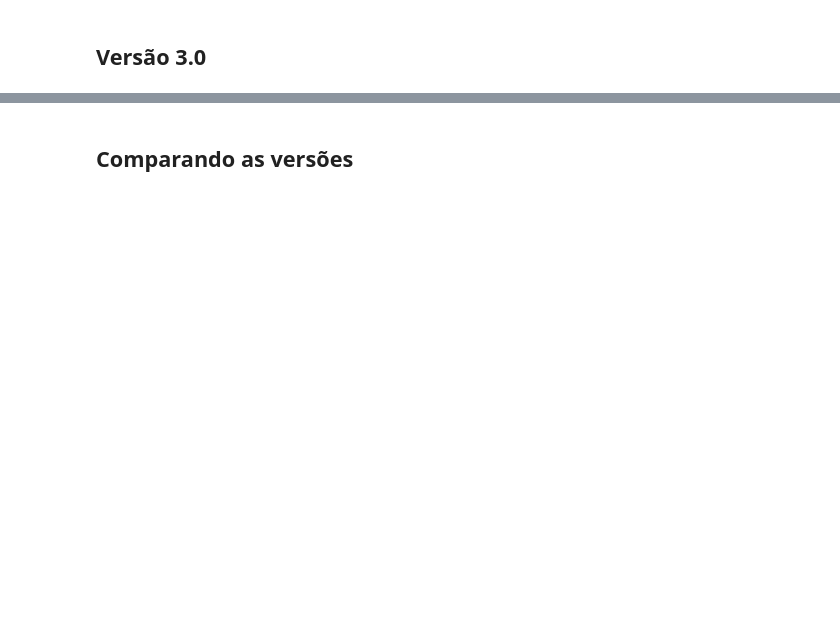
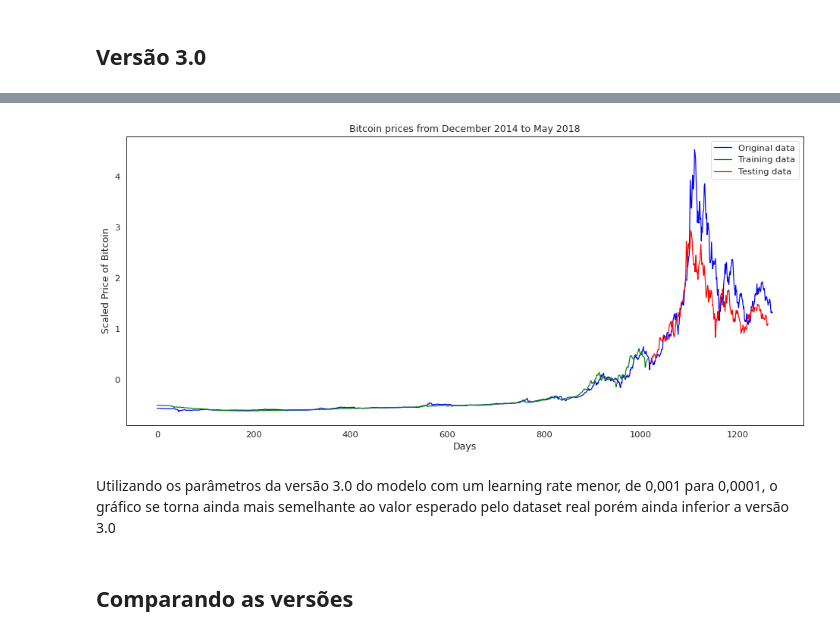
Before and after one commit to LucasThierry/Neural-Networks-21.1, a Jupyter notebook: MiniProjeto3-LSTM.ipynb, the cells around one changed output, grey strips where cells are left out. Saved outputs shown, nothing was run; the diff lists cells and outputs as text; code cells hidden in the pictures; blank space fills up the shorter version.

```diff
--- a/MiniProjeto3-LSTM.ipynb
+++ b/MiniProjeto3-LSTM.ipynb
@@ -455,3 +589,18 @@ plt.plot(losss)
+# %%
+#we now plot predictions from the network
+plt.figure(figsize=(16, 7))
+plt.title('Bitcoin prices from December 2014 to May 2018')
+plt.xlabel('Days')
+plt.ylabel('Scaled Price of Bitcoin')
+plt.plot(scaled_data, label='Original data',color='blue')
+plt.plot(sup, label='Training data',color='green')
+plt.plot(test_results, label='Testing data',color='red')
+plt.legend()
+plt.show()
+# %% [output]
+[figure, added]
+# %% [markdown]
+Utilizando os parâmetros da versão 3.0 do modelo com um learning rate menor, de 0,001 para 0,0001, o gráfico se torna ainda mais semelhante ao valor esperado pelo dataset real porém ainda inferior a versão 3.0
 # %% [markdown]
 ## Comparando as versões
 # %%
```
Also changed, not shown: parts of 28 cells of this notebook.
